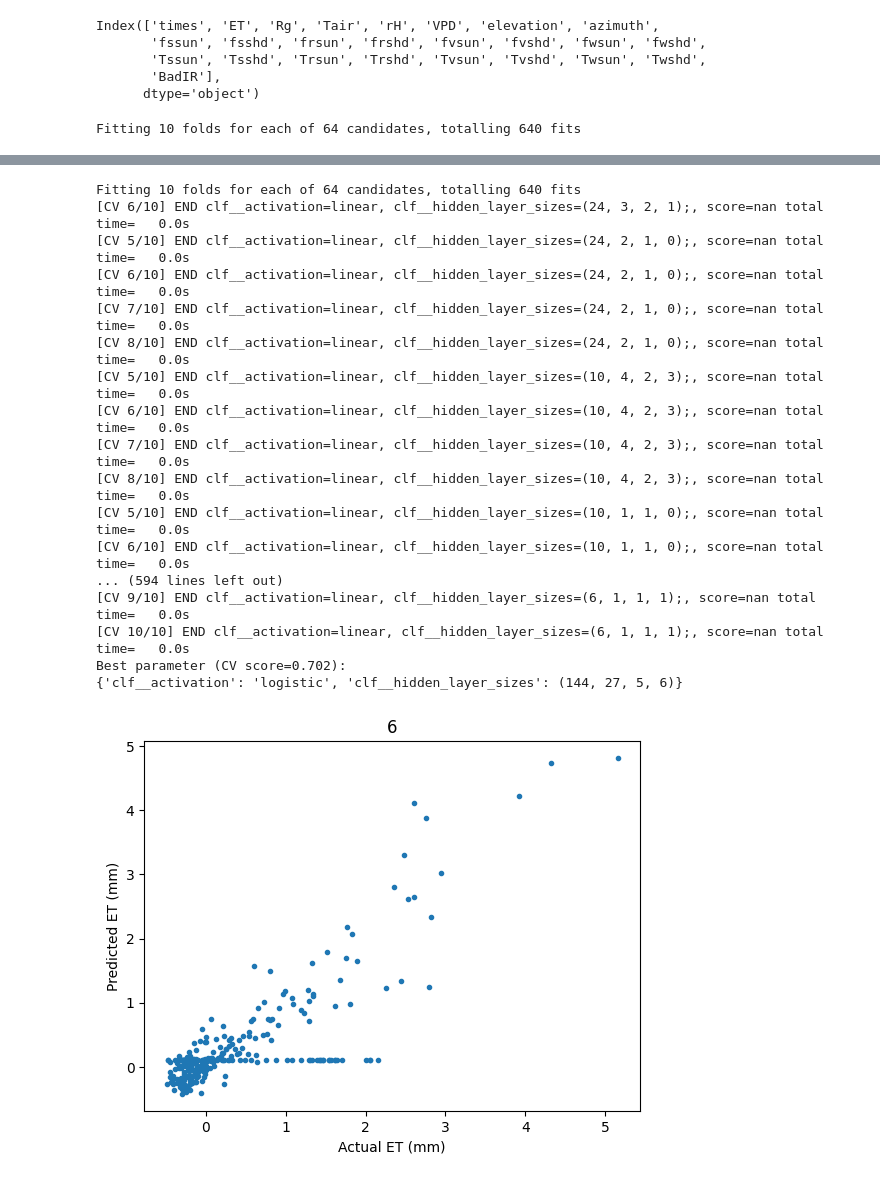
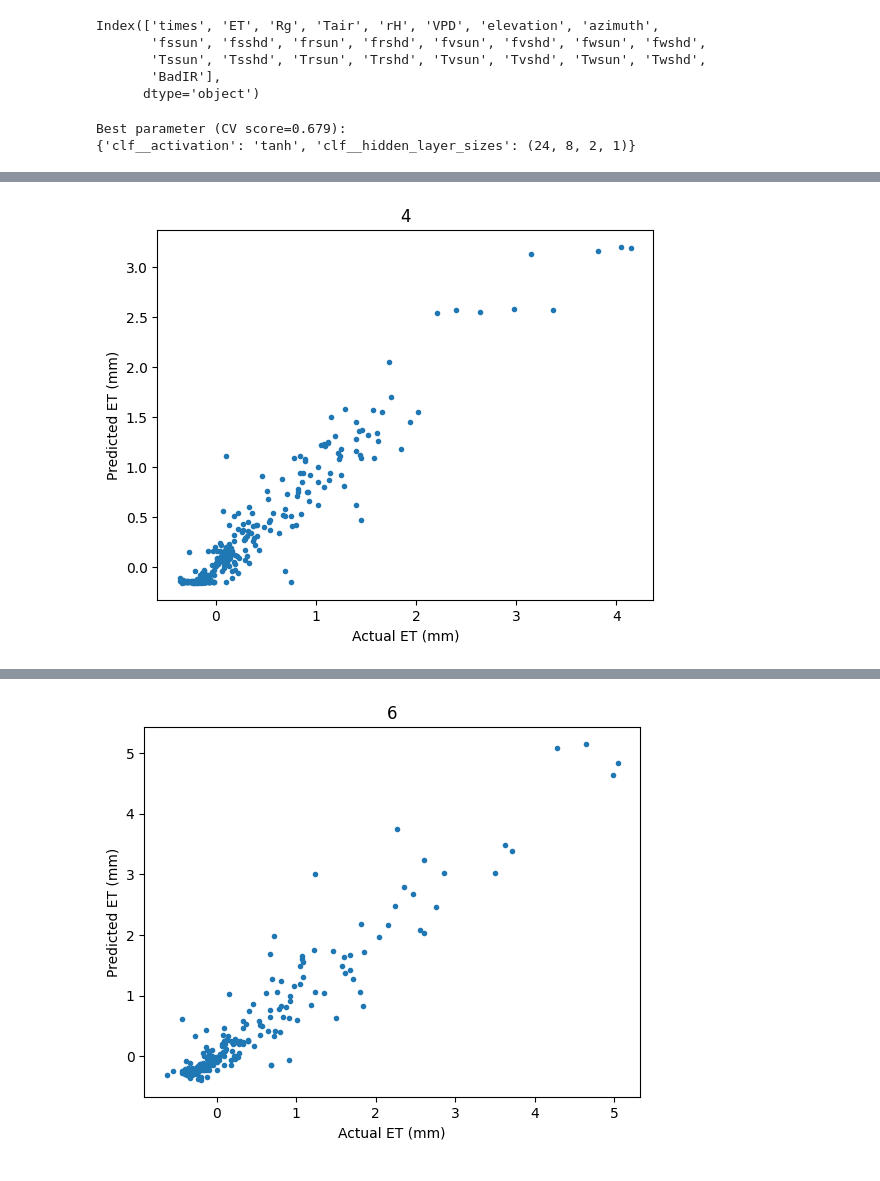
Before and after one commit to cafltar/CookIRCamET, a Jupyter notebook: et_mlp_comparison.ipynb, the cells around one changed output, grey strips where cells are left out. Drawn from its saved outputs; the diff is of its cells as text; code cells hidden in the pictures.

```diff
--- a/et_mlp_comparison.ipynb
+++ b/et_mlp_comparison.ipynb
@@ -114,7 +114,7 @@ for period_length in [1,2,3,4,6]:
     parameters = {'clf__hidden_layer_sizes':layers,'clf__activation':['tanh','relu','logistic','linear']}
     pipeline = Pipeline(steps=[("scaler", scaler), ("clf", clf)])#
 
-    search = GridSearchCV(pipeline, parameters,n_jobs=-1,cv=10,verbose=3)
+    search = GridSearchCV(pipeline, parameters,n_jobs=-1,cv=10,verbose=0)
 
     search.fit(batches_train_feats, batches_train_et)
     print("Best parameter (CV score=%0.3f):" % search.best_score_)
@@ -137,4 +137,5 @@ for period_length in [1,2,3,4,6]:
     plt.xlabel('Actual ET (mm)')
     plt.show()
 # %% [output]
-Fitting 10 folds for each of 64 candidates, totalling 640 fits
+Best parameter (CV score=0.679):
+{'clf__activation': 'tanh', 'clf__hidden_layer_sizes': (24, 8, 2, 1)}
@@ -194,0 +151 @@ Best parameter (CV score=0.700):
+[figure, new version]
@@ -213,21 +154,4 @@ Best parameter (CV score=0.681):
-Fitting 10 folds for each of 64 candidates, totalling 640 fits
-[CV 6/10] END clf__activation=linear, clf__hidden_layer_sizes=(24, 3, 2, 1);, score=nan total time=   0.0s
-[CV 5/10] END clf__activation=linear, clf__hidden_layer_sizes=(24, 2, 1, 0);, score=nan total time=   0.0s
-[CV 6/10] END clf__activation=linear, clf__hidden_layer_sizes=(24, 2, 1, 0);, score=nan total time=   0.0s
-[CV 7/10] END clf__activation=linear, clf__hidden_layer_sizes=(24, 2, 1, 0);, score=nan total time=   0.0s
-[CV 8/10] END clf__activation=linear, clf__hidden_layer_sizes=(24, 2, 1, 0);, score=nan total time=   0.0s
-[CV 5/10] END clf__activation=linear, clf__hidden_layer_sizes=(10, 4, 2, 3);, score=nan total time=   0.0s
-[CV 6/10] END clf__activation=linear, clf__hidden_layer_sizes=(10, 4, 2, 3);, score=nan total time=   0.0s
-[CV 7/10] END clf__activation=linear, clf__hidden_layer_sizes=(10, 4, 2, 3);, score=nan total time=   0.0s
-[CV 8/10] END clf__activation=linear, clf__hidden_layer_sizes=(10, 4, 2, 3);, score=nan total time=   0.0s
-[CV 5/10] END clf__activation=linear, clf__hidden_layer_sizes=(10, 1, 1, 0);, score=nan total time=   0.0s
-[CV 6/10] END clf__activation=linear, clf__hidden_layer_sizes=(10, 1, 1, 0);, score=nan total time=   0.0s
-... (594 lines left out)
-[CV 9/10] END clf__activation=linear, clf__hidden_layer_sizes=(6, 1, 1, 1);, score=nan total time=   0.0s
-[CV 10/10] END clf__activation=linear, clf__hidden_layer_sizes=(6, 1, 1, 1);, score=nan total time=   0.0s
-Best parameter (CV score=0.702):
-{'clf__activation': 'logistic', 'clf__hidden_layer_sizes': (144, 27, 5, 6)}
-[figure, old version]
+[figure, new version]
 # %%
 plt.plot(np.array(best_scores)[:,0],np.array(best_scores)[:,1],'.')
 plt.ylabel('R2')
```
Also changed, not shown: parts of 5 cells of this notebook, 12 other files.
